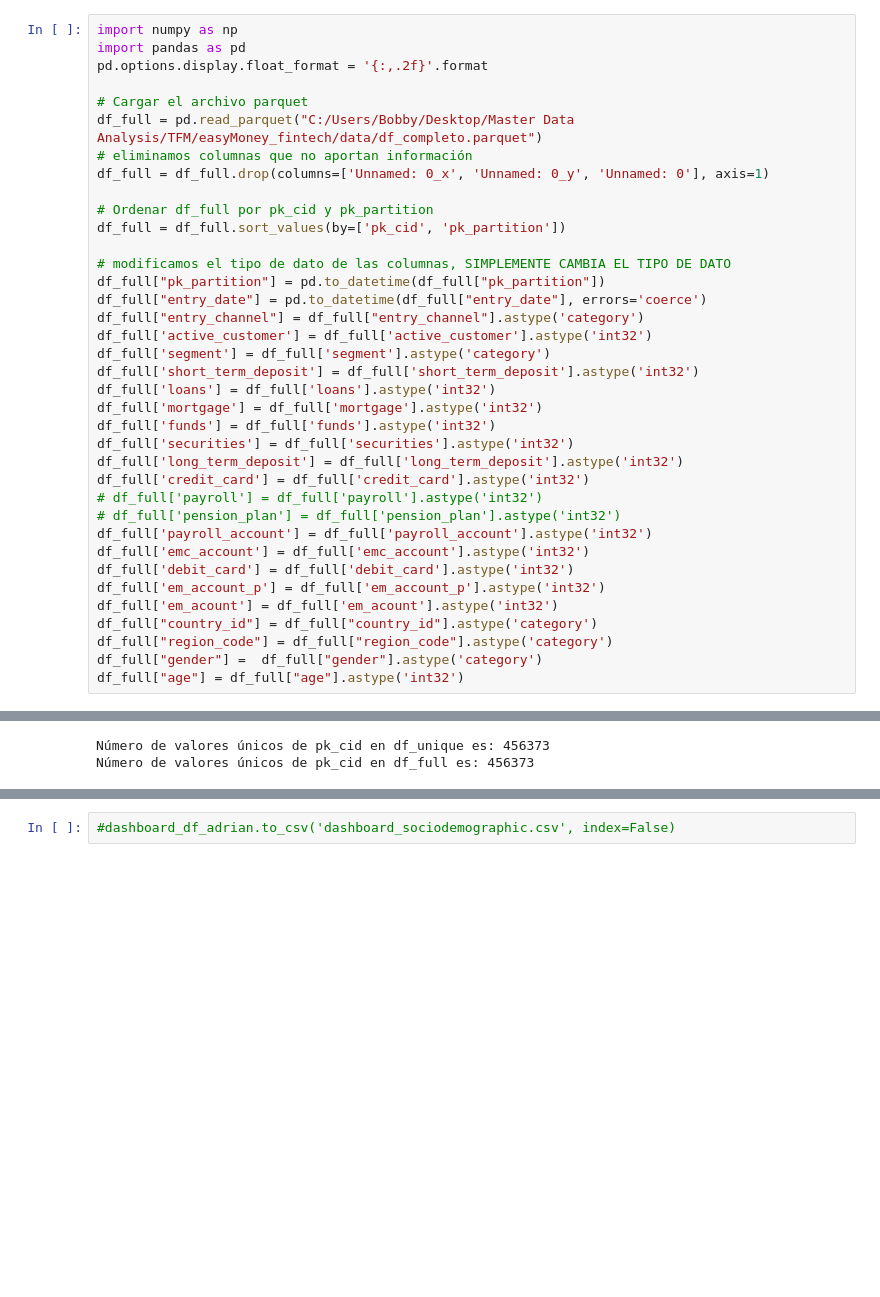
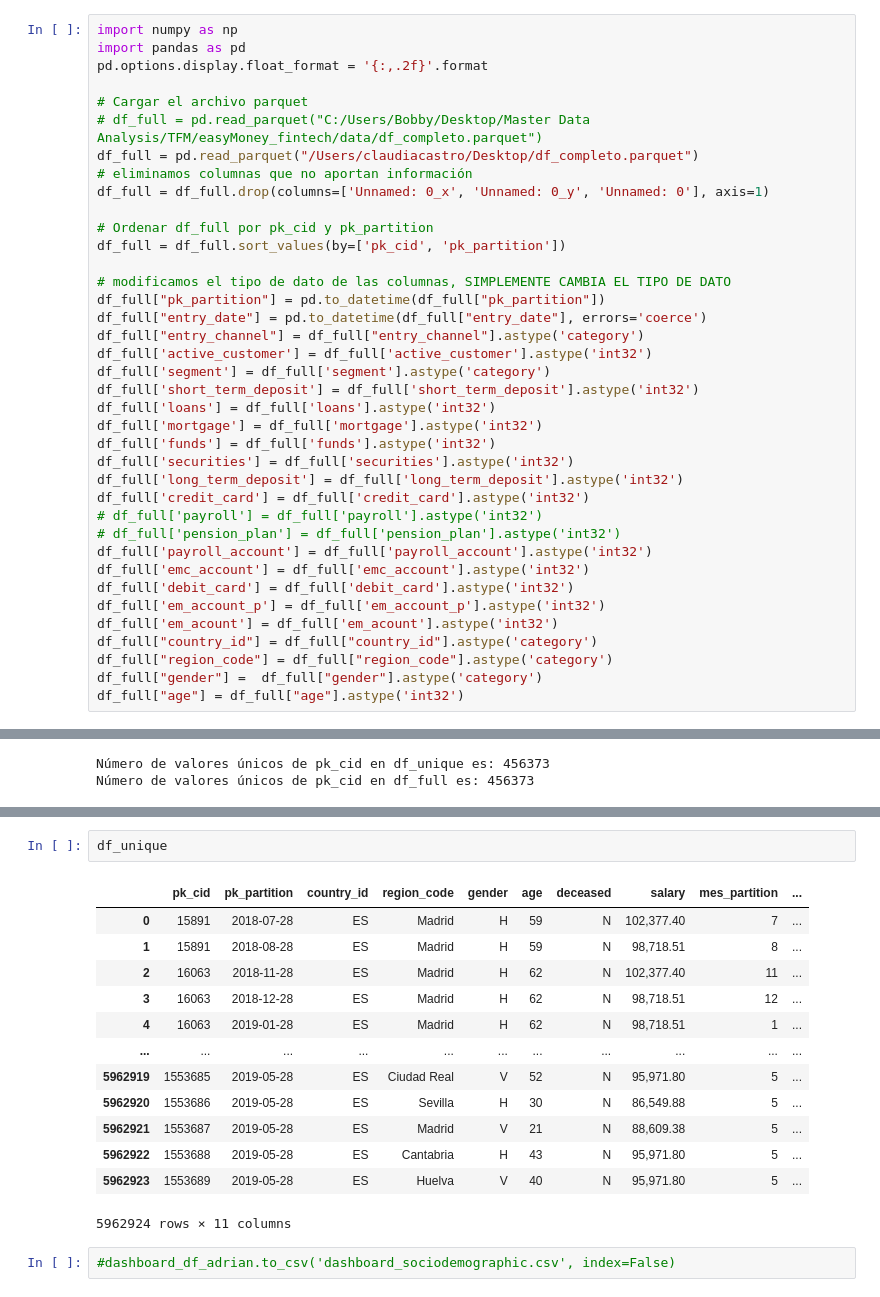
Before and after one commit to jascicz/easy_money_Project, a Jupyter notebook: Tarea_1_Análisis_BI/socio_demografico.ipynb, the cells around one changed output, grey strips where cells are left out. Saved outputs shown, nothing was run; the diff lists cells and outputs as text; blank space fills up the shorter version.

```diff
--- a/Tarea_1_Análisis_BI/socio_demografico.ipynb
+++ b/Tarea_1_Análisis_BI/socio_demografico.ipynb
@@ -7,7 +7,8 @@ import pandas as pd
 pd.options.display.float_format = '{:,.2f}'.format
 
 # Cargar el archivo parquet
-df_full = pd.read_parquet("C:/Users/Bobby/Desktop/Master Data Analysis/TFM/easyMoney_fintech/data/df_completo.parquet")
+# df_full = pd.read_parquet("C:/Users/Bobby/Desktop/Master Data Analysis/TFM/easyMoney_fintech/data/df_completo.parquet")
+df_full = pd.read_parquet("/Users/claudiacastro/Desktop/df_completo.parquet")
 # eliminamos columnas que no aportan información
 df_full = df_full.drop(columns=['Unnamed: 0_x', 'Unnamed: 0_y', 'Unnamed: 0'], axis=1)
 
@@ -1283,2 +1287,18 @@ Número de valores únicos de pk_cid en df_full es: 456373
+# %%
+df_unique
+# %% [output]
+|  | pk_cid | pk_partition | country_id | region_code | gender | age | deceased | salary | mes_partition | ... |
+| 0 | 15891 | 2018-07-28 | ES | Madrid | H | 59 | N | 102,377.40 | 7 | ... |
+| 1 | 15891 | 2018-08-28 | ES | Madrid | H | 59 | N | 98,718.51 | 8 | ... |
+| 2 | 16063 | 2018-11-28 | ES | Madrid | H | 62 | N | 102,377.40 | 11 | ... |
+| 3 | 16063 | 2018-12-28 | ES | Madrid | H | 62 | N | 98,718.51 | 12 | ... |
+| 4 | 16063 | 2019-01-28 | ES | Madrid | H | 62 | N | 98,718.51 | 1 | ... |
+| ... | ... | ... | ... | ... | ... | ... | ... | ... | ... | ... |
+| 5962919 | 1553685 | 2019-05-28 | ES | Ciudad Real | V | 52 | N | 95,971.80 | 5 | ... |
+| 5962920 | 1553686 | 2019-05-28 | ES | Sevilla | H | 30 | N | 86,549.88 | 5 | ... |
+| 5962921 | 1553687 | 2019-05-28 | ES | Madrid | V | 21 | N | 88,609.38 | 5 | ... |
+| 5962922 | 1553688 | 2019-05-28 | ES | Cantabria | H | 43 | N | 95,971.80 | 5 | ... |
+| 5962923 | 1553689 | 2019-05-28 | ES | Huelva | V | 40 | N | 95,971.80 | 5 | ... |
+5962924 rows × 11 columns
 # %%
 #dashboard_df_adrian.to_csv('dashboard_sociodemographic.csv', index=False)
```
Also changed, not shown: parts of 10 cells of this notebook.
